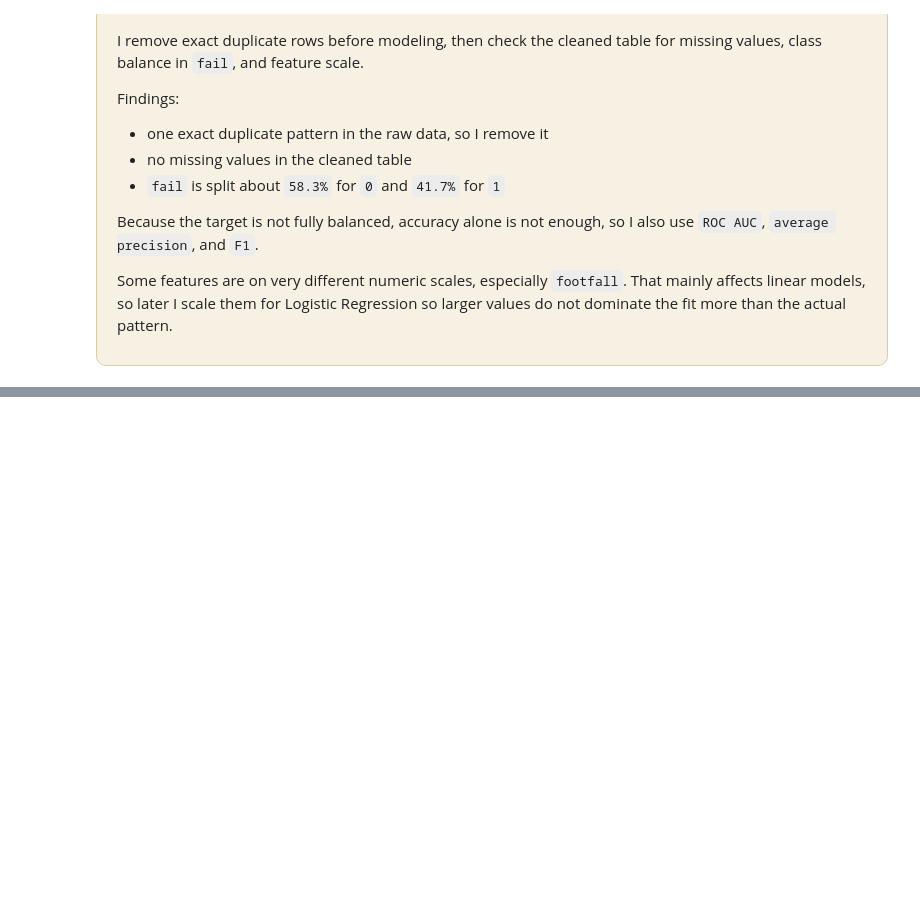
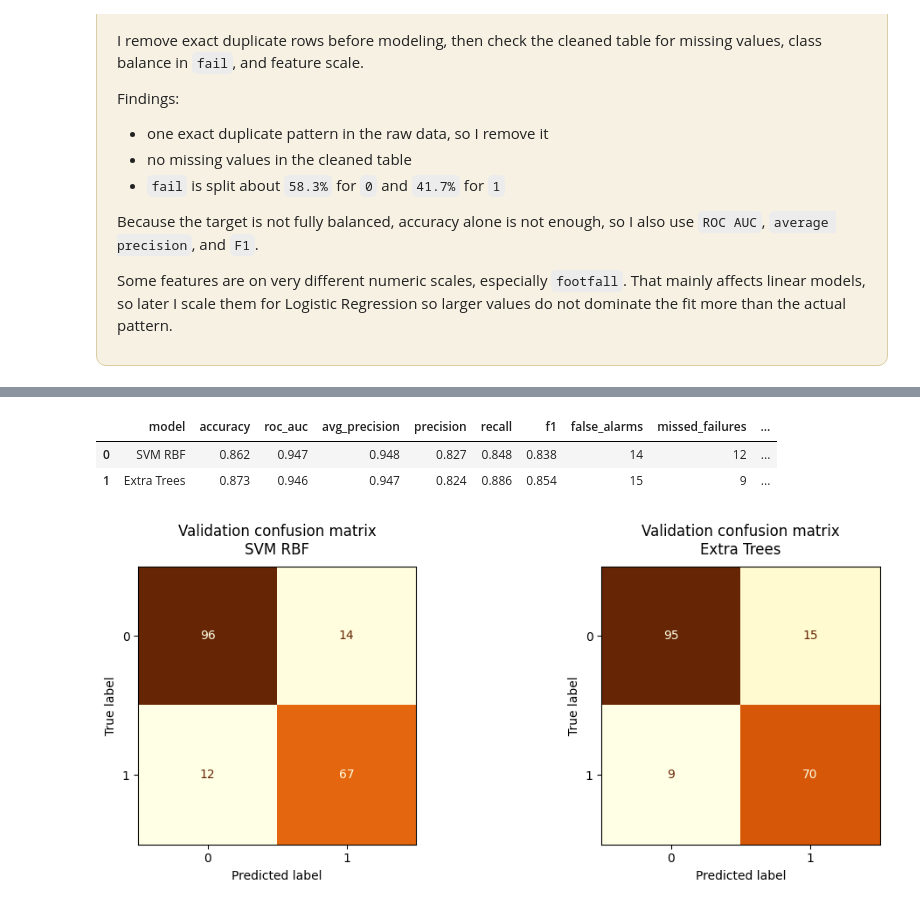
Before and after one commit to patmejia/kaggle_ml, a Jupyter notebook: sensor-failure-decision-system-v1-baseline.ipynb, the cells around one changed output, grey strips where cells are left out. Drawn from its saved outputs; the diff is of its cells as text; code cells hidden in the pictures; blank space fills up the shorter version.

```diff
--- a/sensor-failure-decision-system-v1-baseline.ipynb
+++ b/sensor-failure-decision-system-v1-baseline.ipynb
@@ -464,0 +430,55 @@ This section is about what the final model is using in this dataset.
+# %%
+validation_rows = []
+validation_outputs = {}
+
+for model_name in top_models:
+    pipeline = model_pipelines[model_name]
+
+    y_val_pred_default = pipeline.predict(X_val)
+    y_val_proba = pipeline.predict_proba(X_val)[:, 1]
+
+    tn, fp, fn, tp = confusion_matrix(y_val, y_val_pred_default).ravel()
+
+    validation_rows.append({
+        "model": model_name,
+        "accuracy": accuracy_score(y_val, y_val_pred_default),
+        "roc_auc": roc_auc_score(y_val, y_val_proba),
+        "avg_precision": average_precision_score(y_val, y_val_proba),
+        "precision": precision_score(y_val, y_val_pred_default, zero_division=0),
+        "recall": recall_score(y_val, y_val_pred_default, zero_division=0),
+        "f1": f1_score(y_val, y_val_pred_default, zero_division=0),
+        "false_alarms": int(fp),
+        "missed_failures": int(fn),
+        "flagged_rows": int(tp + fp),
+    })
+
+    validation_outputs[model_name] = {
+        "y_pred": y_val_pred_default,
+        "y_proba": y_val_proba
+    }
+
+validation_metrics = pd.DataFrame(validation_rows).round(3)
+display(validation_metrics)
+
+fig, axes = plt.subplots(1, len(top_models), figsize=(11, 4.4))
+
+if len(top_models) == 1:
+    axes = [axes]
+
+for ax, model_name in zip(axes, top_models):
+    ConfusionMatrixDisplay.from_predictions(
+        y_val,
+        validation_outputs[model_name]["y_pred"],
+        cmap="YlOrBr",
+        colorbar=False,
+        ax=ax,
+    )
+    ax.set_title(f"Validation confusion matrix\n{model_name}", pad=10)
+
+plt.tight_layout()
+plt.show()
+# %% [output]
+|  | model | accuracy | roc_auc | avg_precision | precision | recall | f1 | false_alarms | missed_failures | ... |
+| 0 | SVM RBF | 0.862 | 0.947 | 0.948 | 0.827 | 0.848 | 0.838 | 14 | 12 | ... |
+| 1 | Extra Trees | 0.873 | 0.946 | 0.947 | 0.824 | 0.886 | 0.854 | 15 | 9 | ... |
+[figure, added]
```
Also changed, not shown: parts of 25 cells of this notebook.
